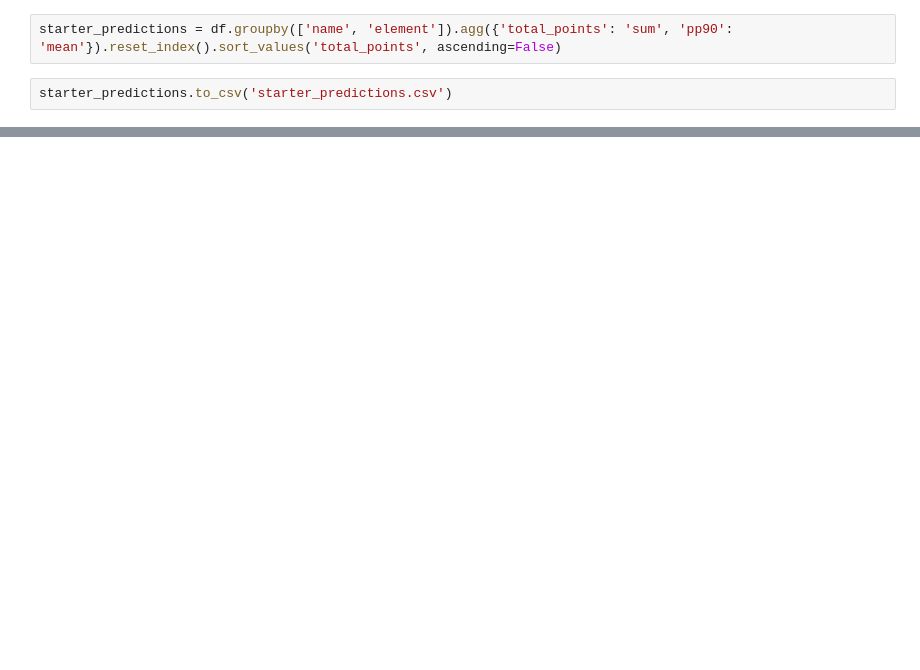
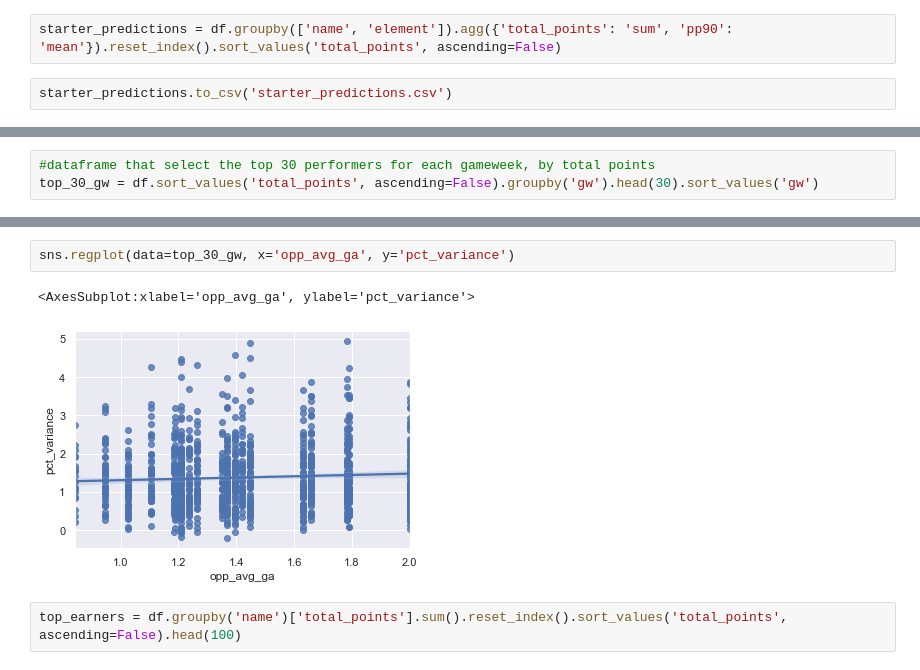
Before and after one commit to andrewjoelpeters/fpl-predictor-v2, a Jupyter notebook: 02-aggregator.ipynb, the cells around one changed output, grey strips where cells are left out. Cells and saved outputs as stored; diff of their text form; blank space fills up the shorter version.

```diff
--- a/02-aggregator.ipynb
+++ b/02-aggregator.ipynb
@@ -446,0 +456,3 @@ df[df.name == 'Bruno Miguel Borges Fernandes']
+# %%
+#dataframe that select the top 30 performers for each gameweek, by total points
+top_30_gw = df.sort_values('total_points', ascending=False).groupby('gw').head(30).sort_values('gw')
@@ -446,0 +468,7 @@ df[df.name == 'Bruno Miguel Borges Fernandes']
+# %%
+sns.regplot(data=top_30_gw, x='opp_avg_ga', y='pct_variance')
+# %% [output]
+<AxesSubplot:xlabel='opp_avg_ga', ylabel='pct_variance'>
+[figure, added]
+# %%
+top_earners = df.groupby('name')['total_points'].sum().reset_index().sort_values('total_points', ascending=False).head(100)
```
Also changed, not shown: parts of 51 cells of this notebook, 2 other files.
